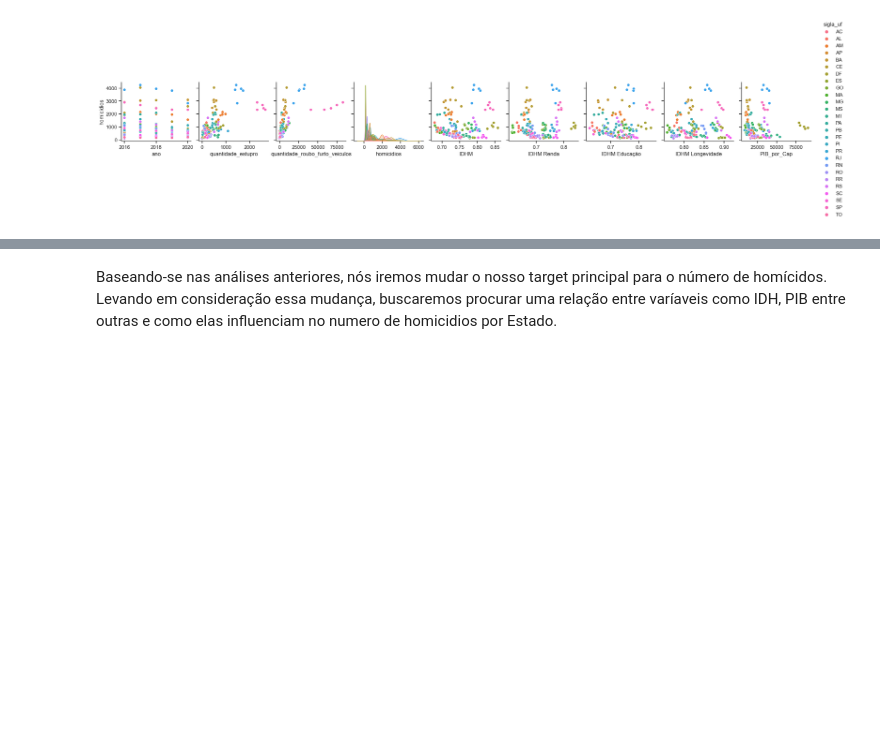
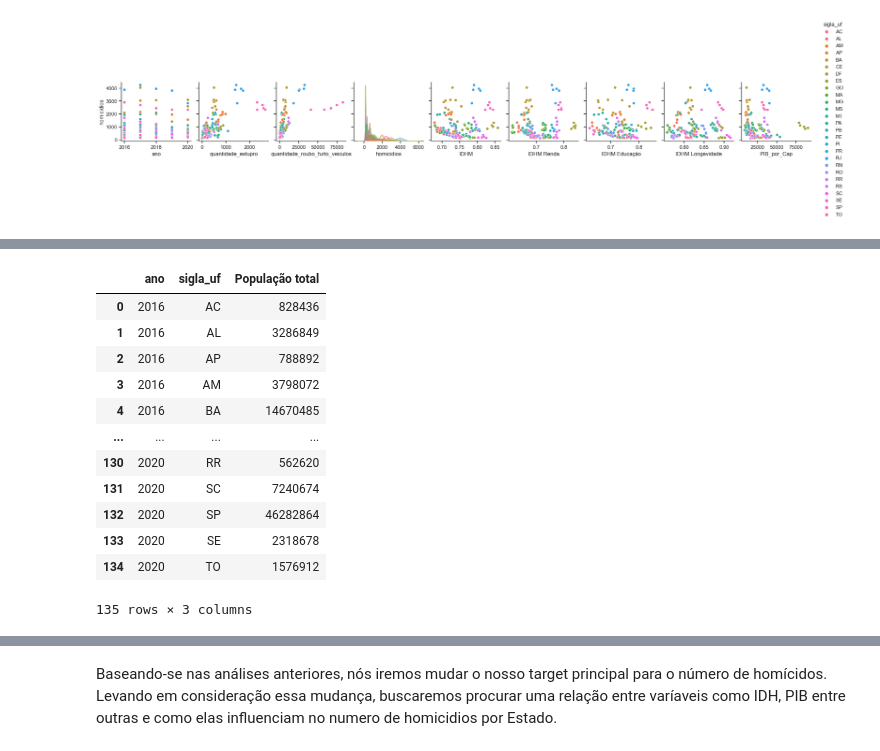
Before and after one commit to Iamiran1/Projeto-2---Ci-ncia-de-Dados, a Jupyter notebook: P2.ipynb, the cells around one changed output, grey strips where cells are left out. Cells and saved outputs as stored; diff of their text form; code cells hidden in the pictures; blank space fills up the shorter version.

```diff
--- a/P2.ipynb
+++ b/P2.ipynb
@@ -325,0 +277,17 @@ plt.show()
+# %%
+dados_Populacao =  pd.read_excel('dados_Populacao.xlsx')
+dados_Populacao
+# %% [output]
+|  | ano | sigla_uf | População total |
+| 0 | 2016 | AC | 828436 |
+| 1 | 2016 | AL | 3286849 |
+| 2 | 2016 | AP | 788892 |
+| 3 | 2016 | AM | 3798072 |
+| 4 | 2016 | BA | 14670485 |
+| ... | ... | ... | ... |
+| 130 | 2020 | RR | 562620 |
+| 131 | 2020 | SC | 7240674 |
+| 132 | 2020 | SP | 46282864 |
+| 133 | 2020 | SE | 2318678 |
+| 134 | 2020 | TO | 1576912 |
+135 rows × 3 columns
```
Also changed, not shown: parts of 6 cells of this notebook.
